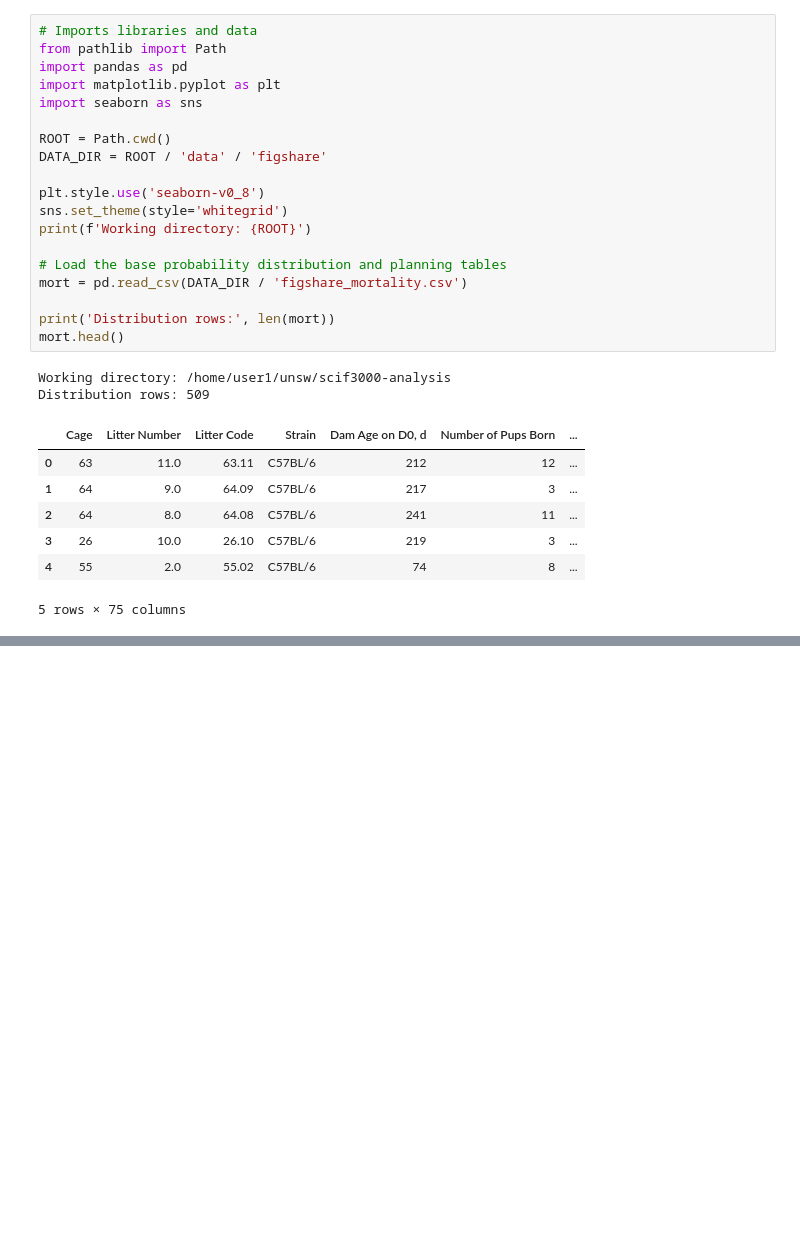
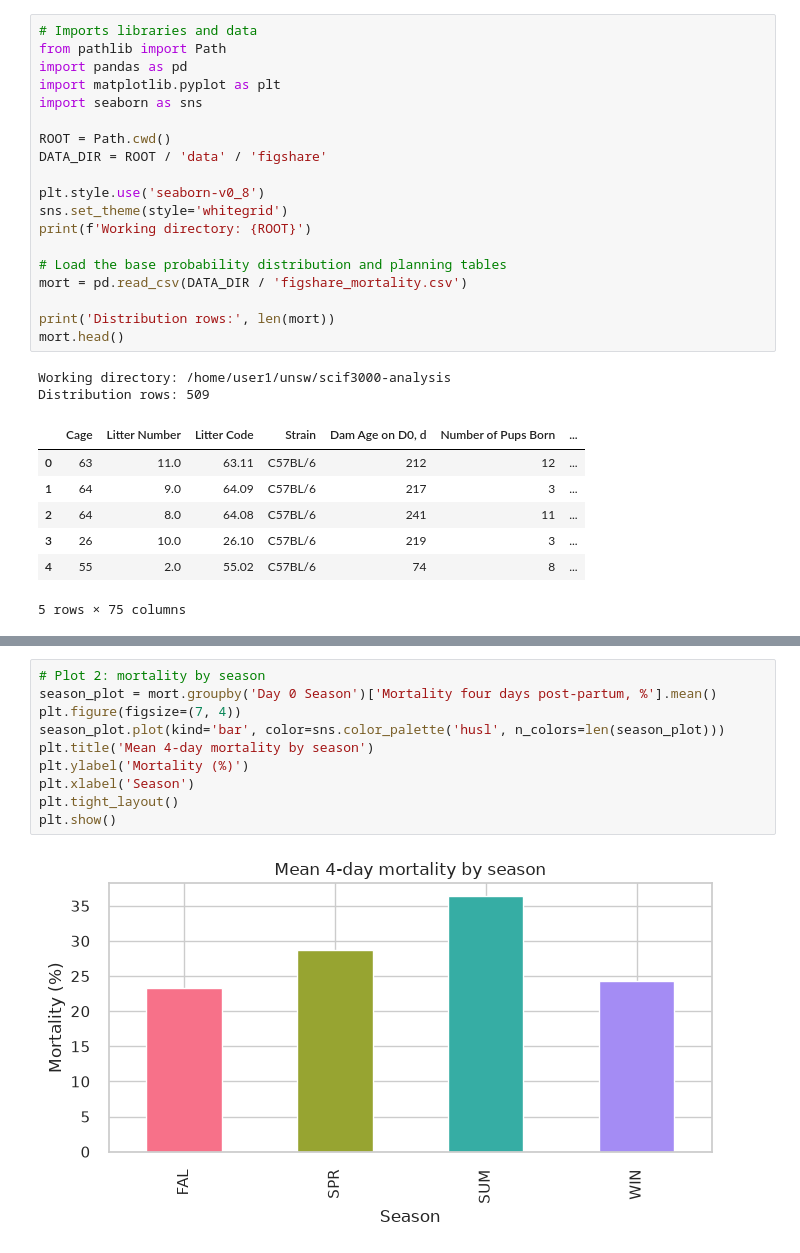
Before and after one commit to smarinovich/scif3000-analysis, a Jupyter notebook: figshare_analysis.ipynb, the cells around one changed output, grey strips where cells are left out. Cells and saved outputs as stored; diff of their text form; blank space fills up the shorter version.

```diff
--- a/figshare_analysis.ipynb
+++ b/figshare_analysis.ipynb
@@ -63,0 +206,12 @@ We can use the above data set to generate the following relations of:
+# %%
+# Plot 2: mortality by season
+season_plot = mort.groupby('Day 0 Season')['Mortality four days post-partum, %'].mean()
+plt.figure(figsize=(7, 4))
+season_plot.plot(kind='bar', color=sns.color_palette('husl', n_colors=len(season_plot)))
+plt.title('Mean 4-day mortality by season')
+plt.ylabel('Mortality (%)')
+plt.xlabel('Season')
+plt.tight_layout()
+plt.show()
+# %% [output]
+[figure, added]
```
Also changed, not shown: parts of 7 cells of this notebook.
